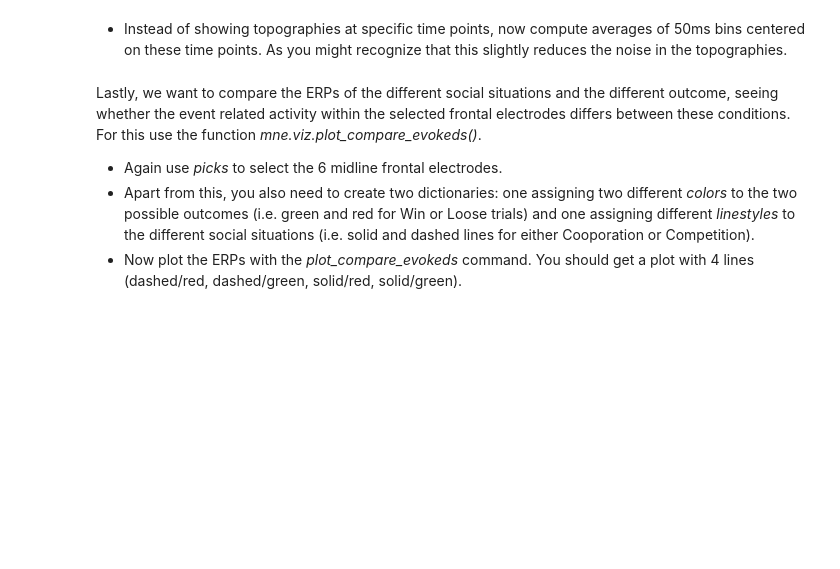
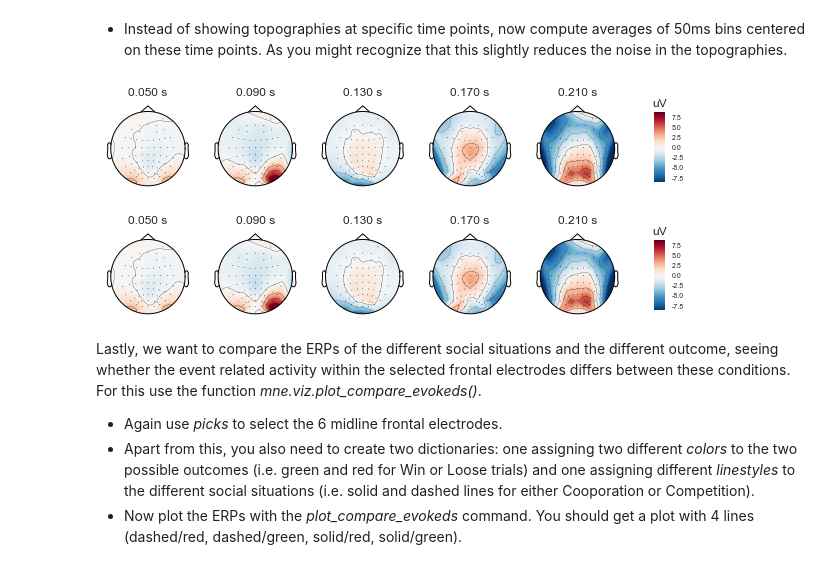
Before and after one commit to NBP-ACC/week-10-acc_9, a Jupyter notebook: Sheet08.ipynb, the cells around one changed output. Saved outputs shown, nothing was run; the diff lists cells and outputs as text; code cells hidden in the pictures; blank space fills up the shorter version.

```diff
--- a/Sheet08.ipynb
+++ b/Sheet08.ipynb
@@ -319,3 +327,9 @@ evoked_dict["Coop/Win"].plot_topomap(times=times)
+# %%
+times = np.arange(0.05,0.25,0.04)
+evoked_dict["Coop/Win"].plot_topomap(times=times, average = 0.05)
+# %% [output]
+[figure, added]
+[figure, added]
 # %% [markdown]
 Lastly, we want to compare the ERPs of the different social situations and the different outcome, seeing whether the event related activity within the selected frontal electrodes differs between these conditions. For this use the function *mne.viz.plot_compare_evokeds()*.
 - Again use *picks* to select the 6 midline frontal electrodes.
```
Also changed, not shown: parts of 7 cells of this notebook.
